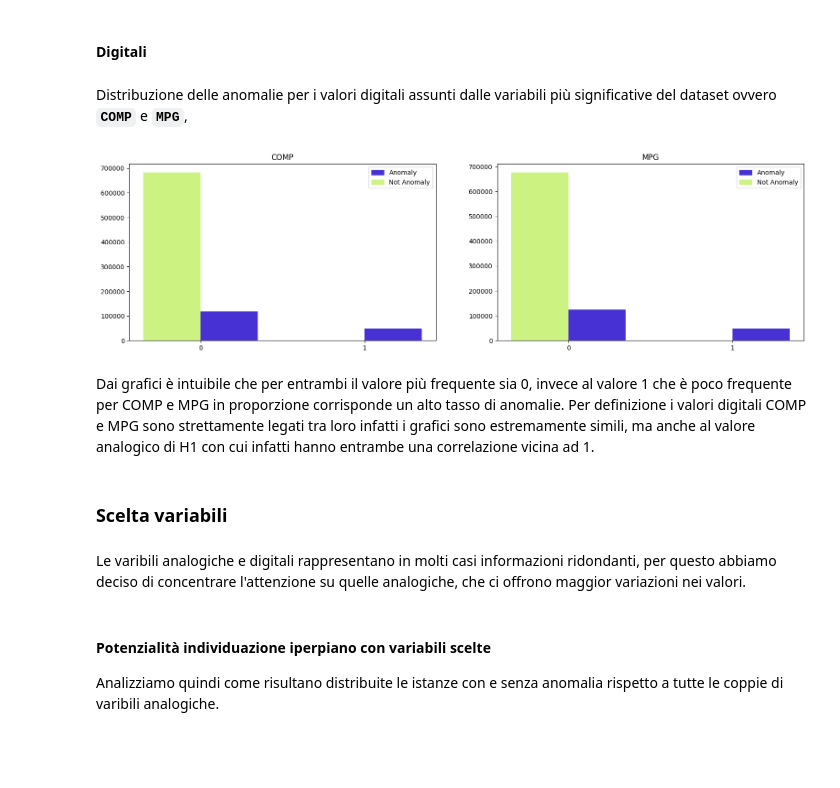
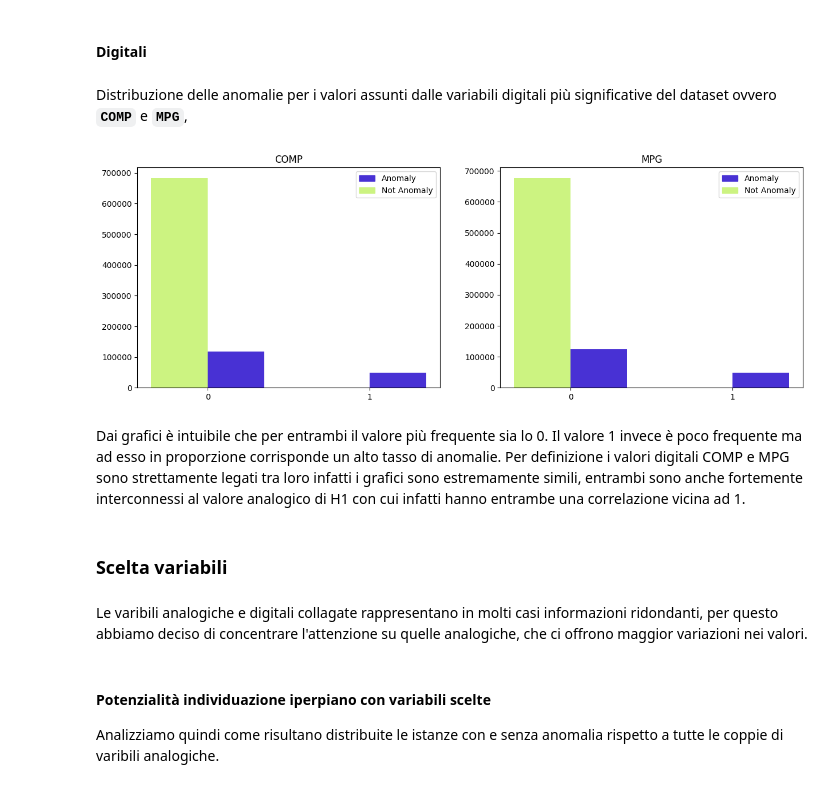
Before and after one commit to AlessandroSciarrillo/DIA-project, a Jupyter notebook: notebook.ipynb, the cells around one changed output. Drawn from its saved outputs; the diff is of its cells as text; code cells hidden in the pictures; blank space fills up the shorter version.

```diff
--- a/notebook.ipynb
+++ b/notebook.ipynb
@@ -325,37 +327,38 @@ Di conseguenza queste variabili possono essere considerate sufficientemente vali
 # %% [markdown]
 #### Digitali
 # %% [markdown]
-Distribuzione delle anomalie per i valori digitali assunti dalle variabili più significative del dataset ovvero **`COMP`** e **`MPG`**,
+Distribuzione delle anomalie per i valori assunti dalle variabili digitali più significative del dataset ovvero **`COMP`** e **`MPG`**,
 # %%
 high_corr_digital = ["COMP", "MPG"]
 width = 0.35
 
-fig, ax = plt.subplots(1,2, figsize=(19,5))
+fig, ax = plt.subplots(1,2, figsize=(15,5))
 
 x_labels = ['0', '1']
 x = np.arange(len(x_labels))
 
 for i, col in enumerate(high_corr_digital):
     ax[i].bar(x + width/2, np.bincount(df["Anomaly"][df[col] == 0]), width, color=['#4831D4'])
     ax[i].bar(x - width/2, np.bincount(df["Anomaly"][df[col] == 1]), width, color=['#CCF381'])
     ax[i].set_xticks(x)
     ax[i].set_xticklabels(x_labels)
 
     colors = { 'Anomaly':'#4831D4', 'Not Anomaly':'#CCF381' }
     labels = list(colors.keys())
     handles = [plt.Rectangle((0,0),1,1, color=colors[label]) for label in labels]
     ax[i].legend(handles, labels)
     ax[i].set_title(col)
 plt.show()
 # %% [output]
-[figure, old version]
+[figure, new version]
 # %% [markdown]
-Dai grafici è intuibile che per entrambi il valore più frequente sia 0, invece al valore 1 che è poco frequente per COMP e MPG in proporzione corrisponde un alto tasso di anomalie. </br>
-Per definizione i valori digitali COMP e MPG sono strettamente legati tra loro infatti i grafici sono estremamente simili, ma anche al valore analogico di H1 con cui infatti hanno entrambe una correlazione vicina ad 1.
+Dai grafici è intuibile che per entrambi il valore più frequente sia lo 0. </br>
+Il valore 1 invece è poco frequente ma ad esso in proporzione corrisponde un alto tasso di anomalie. </br>
+Per definizione i valori digitali COMP e MPG sono strettamente legati tra loro infatti i grafici sono estremamente simili, entrambi sono anche fortemente interconnessi al valore analogico di H1 con cui infatti hanno entrambe una correlazione vicina ad 1.
 # %% [markdown]
 ### Scelta variabili
 # %% [markdown]
-Le varibili analogiche e digitali rappresentano in molti casi informazioni ridondanti, per questo abbiamo deciso di concentrare l'attenzione su quelle analogiche, che ci offrono maggior variazioni nei valori.
+Le varibili analogiche e digitali collagate rappresentano in molti casi informazioni ridondanti, per questo abbiamo deciso di concentrare l'attenzione su quelle analogiche, che ci offrono maggior variazioni nei valori.
 </br>
 # %% [markdown]
 #### Potenzialità individuazione iperpiano con variabili scelte
```
Also changed, not shown: parts of 28 cells of this notebook.
